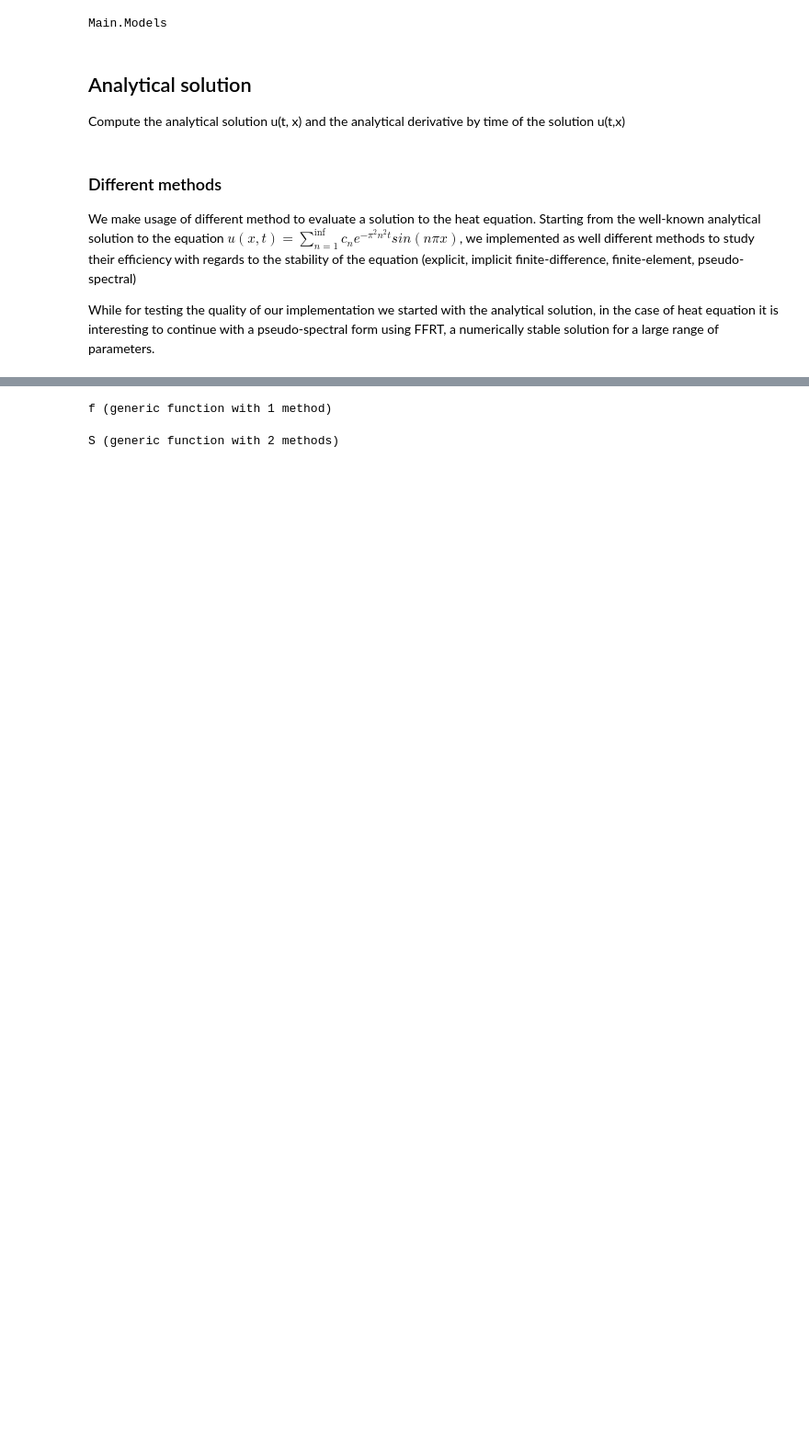
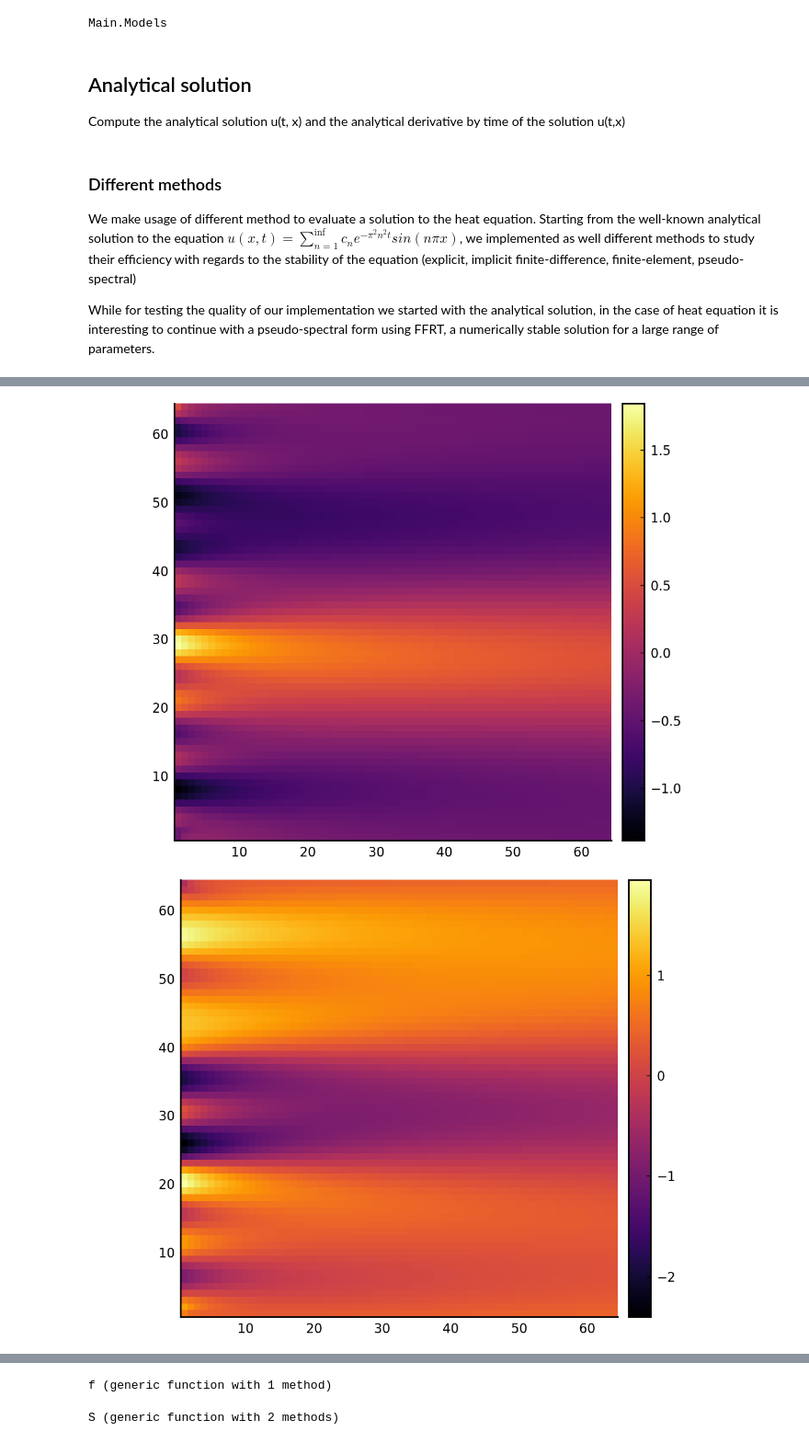
Before and after one commit to vdesgrange/closure-model, a Jupyter notebook: experiments/julia_src/neural_closure/heat_equation_neural_ode.ipynb, the cells around one changed output, grey strips where cells are left out. Shown at 92% size. Saved outputs shown, nothing was run; the diff lists cells and outputs as text; code cells hidden in the pictures; blank space fills up the shorter version.

```diff
--- a/experiments/julia_src/neural_closure/heat_equation_neural_ode.ipynb
+++ b/experiments/julia_src/neural_closure/heat_equation_neural_ode.ipynb
@@ -69,2 +96,3 @@ print(size(u_a[:, 1]))
 # %%
-# dataset = Generator.generate_heat_training_dataset(t_max, t_min, x_max, x_min, t_n, x_n, 32, 3, 0.05, 1., "heat_training_set.jld2", "training_set")
+# dataset = Generator.generate_heat_training_dataset(t_max, t_min, x_max, x_min, t_n, x_n, 32, 2, 0.005, 1., "high_dim_training_set.jld2", "training_set");
+dataset = Generator.read_dataset("./src/dataset/high_dim_training_set.jld2")["training_set"];
@@ -96,10 +98,0 @@ print(size(true_set))
-# %%
-function check_training_dataset(dataset)
-    for i in range(1, 10, step=1)
-        a, b, c, d = dataset[i];
-        #print("Low t  = ", collect(a), '\n')
-        display(GraphicTools.show_state(b, "Downsized grid"))
-    end
-end
-
-check_training_dataset(dataset)
@@ -117,0 +99,12 @@ check_training_dataset(dataset)
+# %%
+function check_training_dataset(dataset)
+    for i in range(1, 10, step=1)
+        a, b, c, d = dataset[i];
+        display(GraphicTools.show_state(b, ""))
+    end
+end
+
+check_training_dataset(dataset)
+# %% [output]
+[figure, added]
+[figure, added]
```
Also changed, not shown: parts of 32 cells of this notebook.
